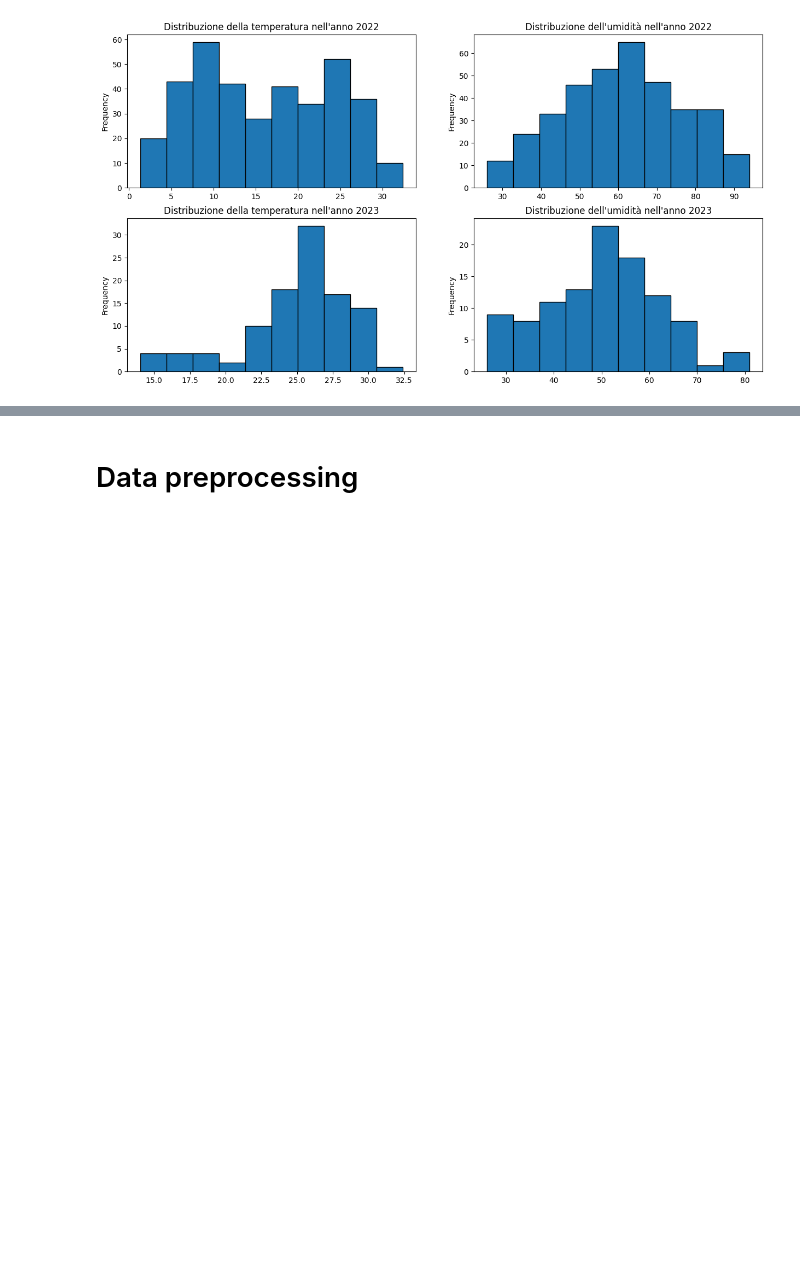
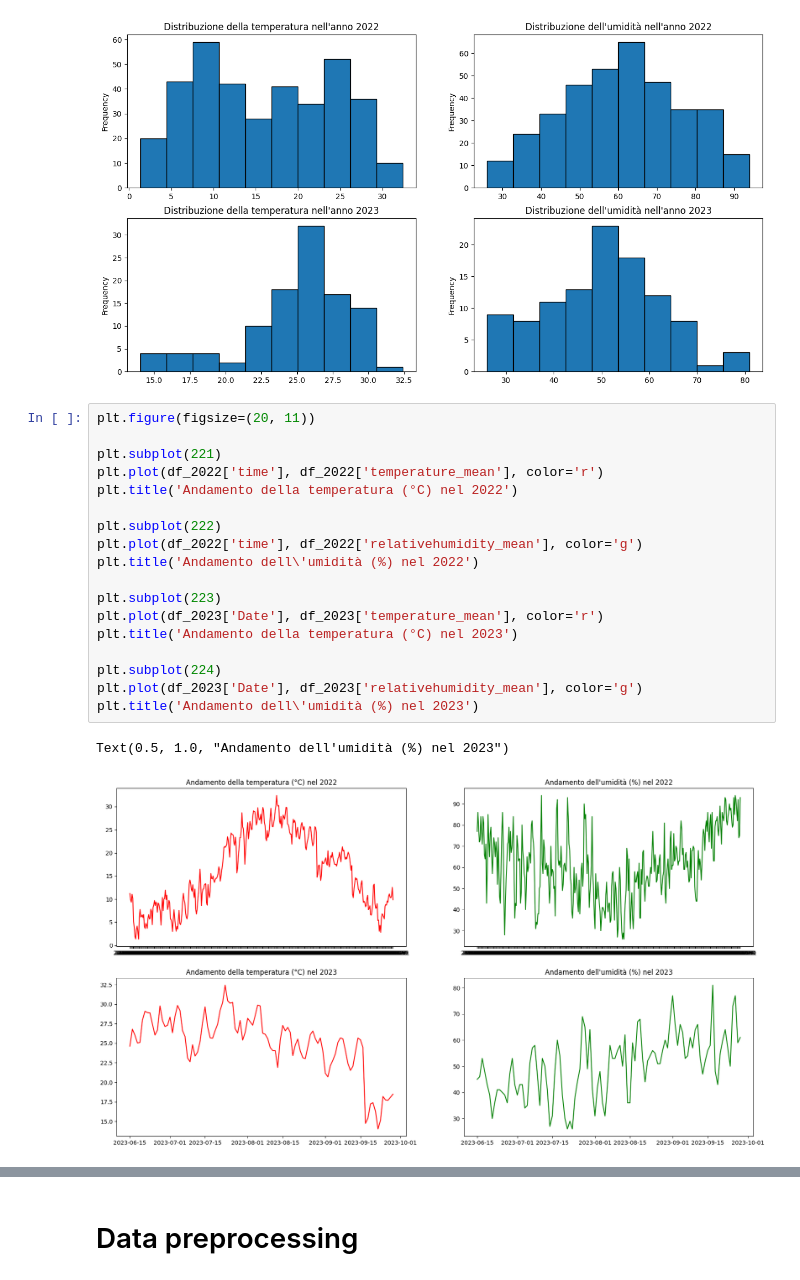
Before and after one commit to simone-dotolo/ISBI, a Jupyter notebook: Preprocessing/Preprocessing.ipynb, the cells around one changed output, grey strips where cells are left out. Drawn from its saved outputs; the diff is of its cells as text; blank space fills up the shorter version.

Commit message:
time series

```diff
--- a/Preprocessing/Preprocessing.ipynb
+++ b/Preprocessing/Preprocessing.ipynb
@@ -75,3 +75,24 @@ df_2023['relativehumidity_mean'].plot(kind='hist', edgecolor='black', title='Dis
 # %% [output]
 <Axes: title={'center': "Distribuzione dell'umidità nell'anno 2023"}, ylabel='Frequency'>
 [figure]
+# %%
+plt.figure(figsize=(20, 11))
+
+plt.subplot(221)
+plt.plot(df_2022['time'], df_2022['temperature_mean'], color='r')
+plt.title('Andamento della temperatura (°C) nel 2022')
+
+plt.subplot(222)
+plt.plot(df_2022['time'], df_2022['relativehumidity_mean'], color='g')
+plt.title('Andamento dell\'umidità (%) nel 2022')
+
+plt.subplot(223)
+plt.plot(df_2023['Date'], df_2023['temperature_mean'], color='r')
+plt.title('Andamento della temperatura (°C) nel 2023')
+
+plt.subplot(224)
+plt.plot(df_2023['Date'], df_2023['relativehumidity_mean'], color='g')
+plt.title('Andamento dell\'umidità (%) nel 2023')
+# %% [output]
+Text(0.5, 1.0, "Andamento dell'umidità (%) nel 2023")
+[figure, added]
```
Also changed, not shown: parts of 11 cells of this notebook.
